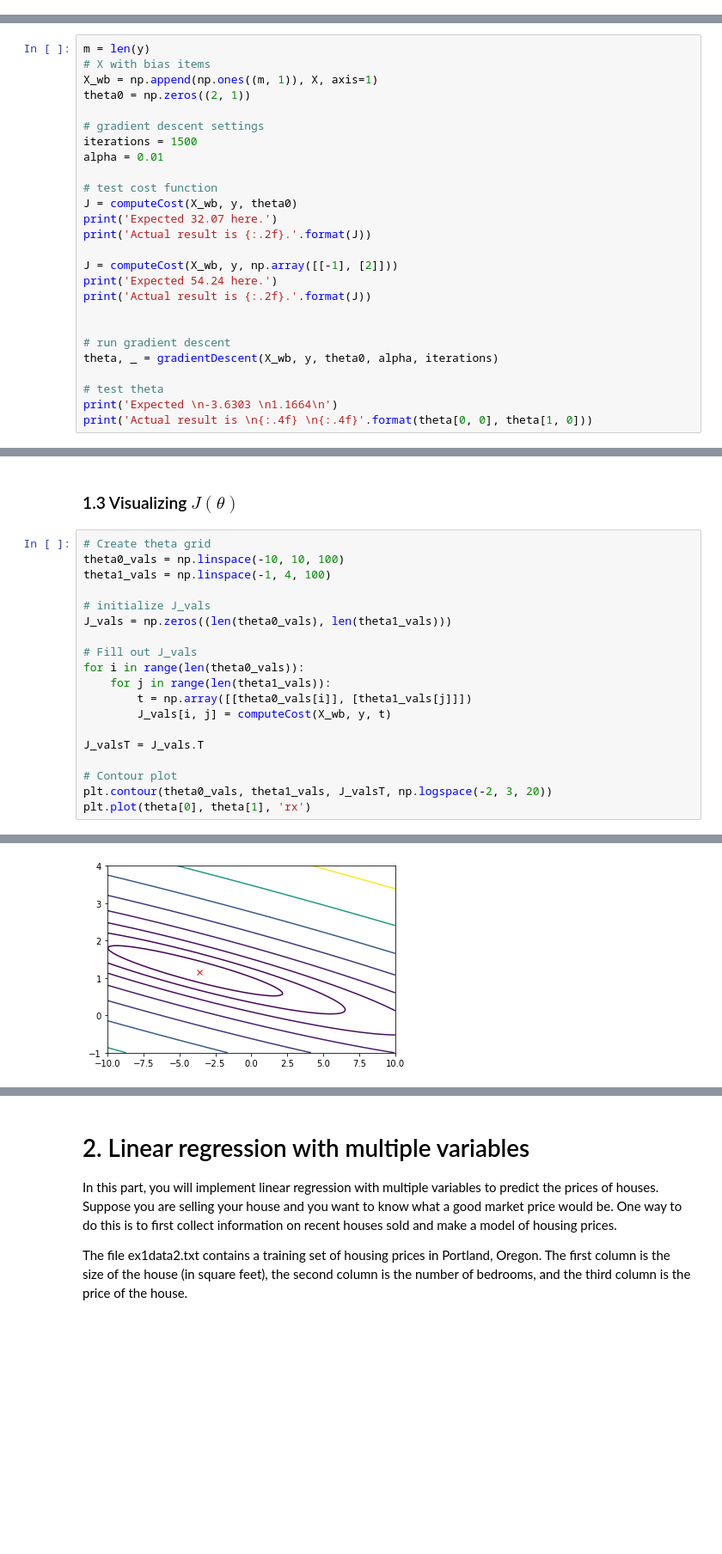
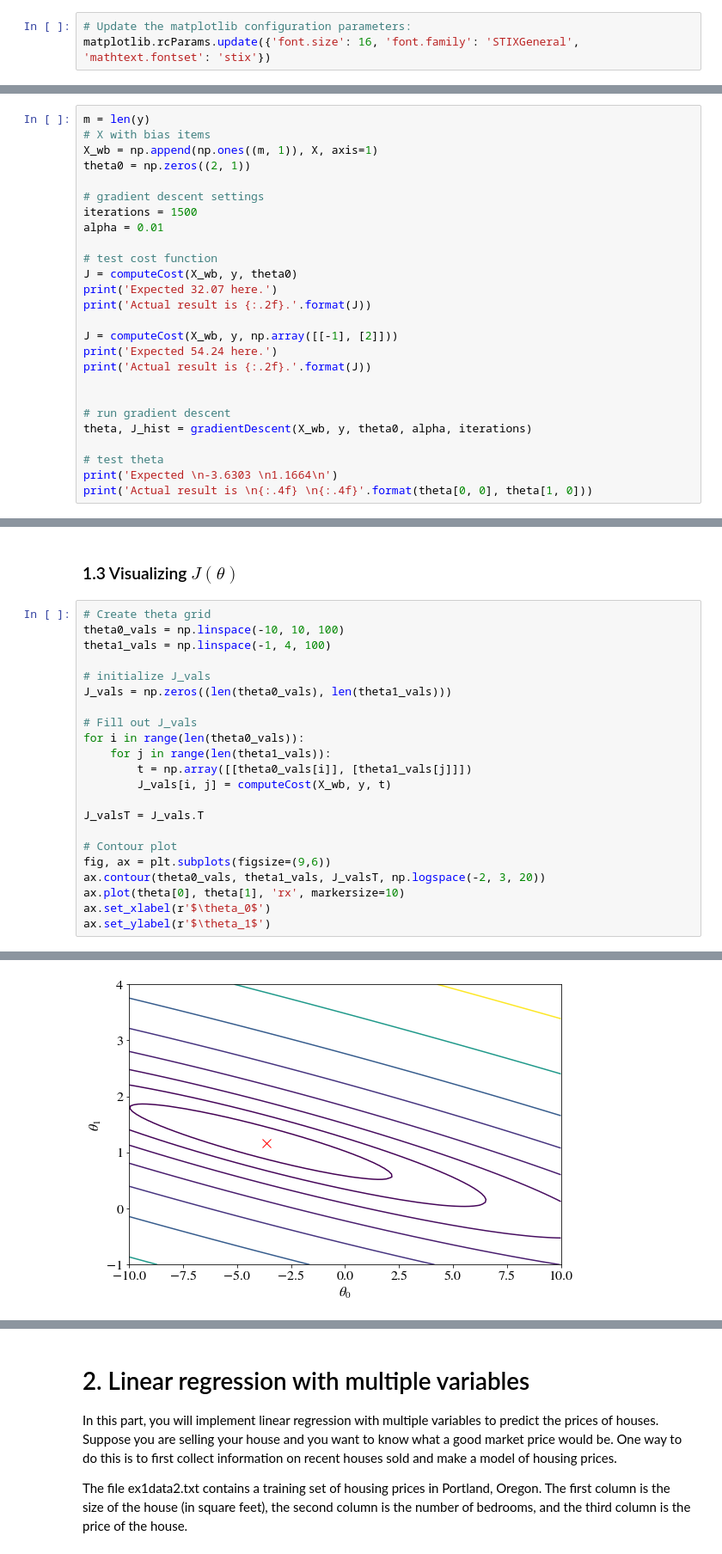
Before and after one commit to oeyh/NN, a Jupyter notebook: assignment1/Assignment 1.ipynb, the cells around one changed output, grey strips where cells are left out. Shown at 86% size. Cells and saved outputs as stored; diff of their text form; blank space fills up the shorter version.

```diff
--- a/assignment1/Assignment 1.ipynb
+++ b/assignment1/Assignment 1.ipynb
@@ -14,4 +15,7 @@ import matplotlib.pyplot as plt
 %matplotlib inline
+# %%
+# Update the matplotlib configuration parameters:
+matplotlib.rcParams.update({'font.size': 16, 'font.family': 'STIXGeneral', 'mathtext.fontset': 'stix'})
 # %%
 def plotData(x, y):
     """ Plots the data points x and y into a new figure;
@@ -92,7 +100,7 @@ print('Actual result is {:.2f}.'.format(J))
 
 
 # run gradient descent
-theta, _ = gradientDescent(X_wb, y, theta0, alpha, iterations)
+theta, J_hist = gradientDescent(X_wb, y, theta0, alpha, iterations)
 
 # test theta
 print('Expected \n-3.6303 \n1.1664\n')
@@ -148,6 +155,9 @@ for i in range(len(theta0_vals)):
 J_valsT = J_vals.T
 
 # Contour plot
-plt.contour(theta0_vals, theta1_vals, J_valsT, np.logspace(-2, 3, 20))
-plt.plot(theta[0], theta[1], 'rx')
+fig, ax = plt.subplots(figsize=(9,6))
+ax.contour(theta0_vals, theta1_vals, J_valsT, np.logspace(-2, 3, 20))
+ax.plot(theta[0], theta[1], 'rx', markersize=10)
+ax.set_xlabel(r'$\theta_0$')
+ax.set_ylabel(r'$\theta_1$')
 # %% [output]
@@ -155,4 +165,4 @@ plt.plot(theta[0], theta[1], 'rx')
-[figure, old version]
+[figure, new version]
 # %%
 # Surface plot
 from mpl_toolkits.mplot3d import Axes3D
```
Also changed, not shown: parts of 13 cells of this notebook.
